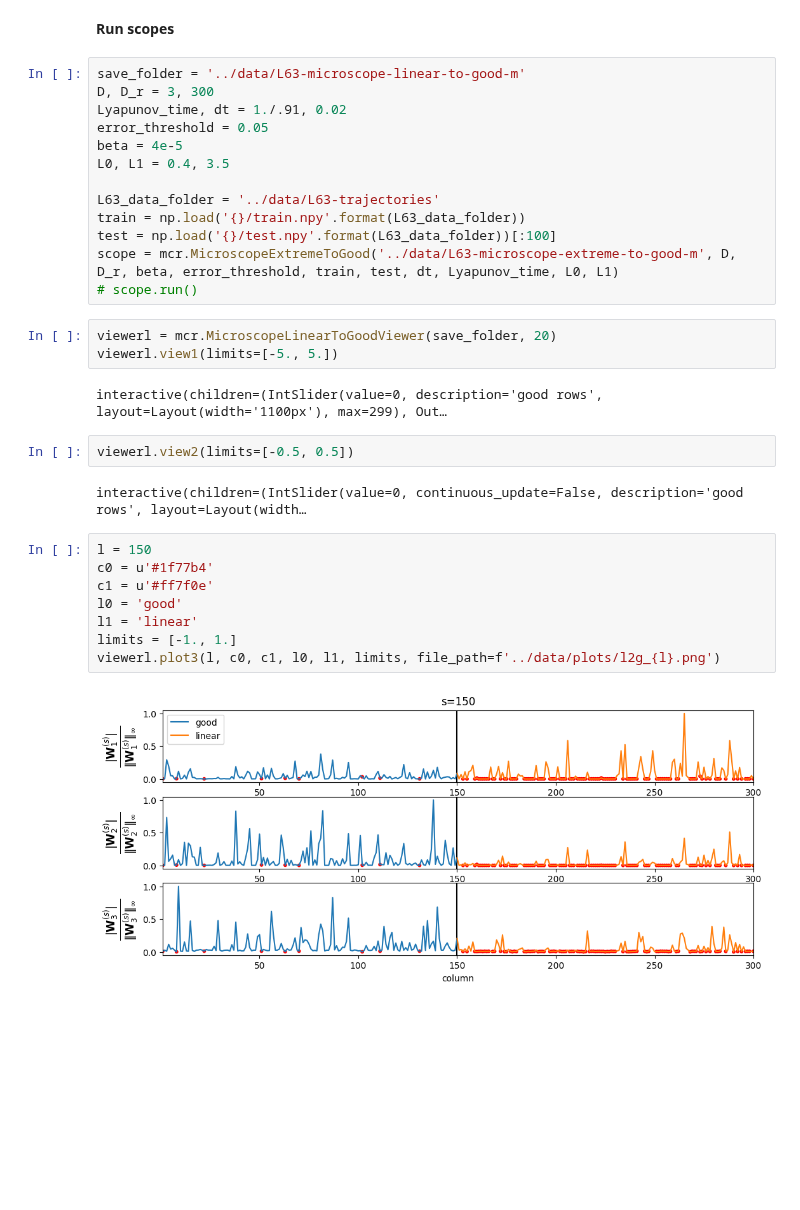
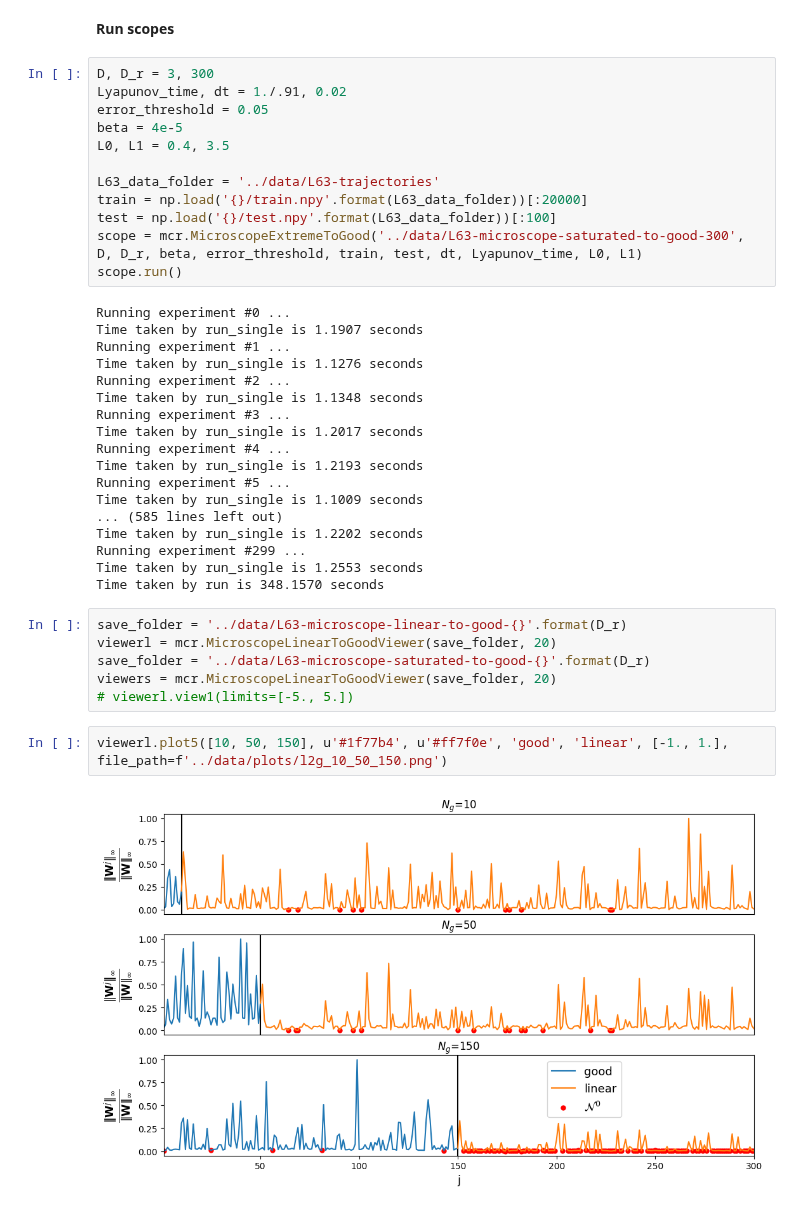
Before and after one commit to pinakm9/random-feature-map, a Jupyter notebook: notebooks/microscopy.ipynb, the cells around one changed output. Cells and saved outputs as stored; diff of their text form; blank space fills up the shorter version.

Commit message:
plots

```diff
--- a/notebooks/microscopy.ipynb
+++ b/notebooks/microscopy.ipynb
@@ -18,7 +18,6 @@ import ignore as ig
 # %% [markdown]
 **Run scopes**
 # %%
-save_folder = '../data/L63-microscope-linear-to-good-m'
 D, D_r = 3, 300
 Lyapunov_time, dt = 1./.91, 0.02
 error_threshold = 0.05
@@ -26,26 +25,35 @@ beta = 4e-5
 L0, L1 = 0.4, 3.5
 
 L63_data_folder = '../data/L63-trajectories'
-train = np.load('{}/train.npy'.format(L63_data_folder))
+train = np.load('{}/train.npy'.format(L63_data_folder))[:20000]
 test = np.load('{}/test.npy'.format(L63_data_folder))[:100]
-scope = mcr.MicroscopeExtremeToGood('../data/L63-microscope-extreme-to-good-m', D, D_r, beta, error_threshold, train, test, dt, Lyapunov_time, L0, L1)
-# scope.run()
+scope = mcr.MicroscopeExtremeToGood('../data/L63-microscope-saturated-to-good-300', D, D_r, beta, error_threshold, train, test, dt, Lyapunov_time, L0, L1)
+scope.run()
+# %% [output]
+Running experiment #0 ...
+Time taken by run_single is 1.1907 seconds
+Running experiment #1 ...
+Time taken by run_single is 1.1276 seconds
+Running experiment #2 ...
+Time taken by run_single is 1.1348 seconds
+Running experiment #3 ...
+Time taken by run_single is 1.2017 seconds
+Running experiment #4 ...
+Time taken by run_single is 1.2193 seconds
+Running experiment #5 ...
+Time taken by run_single is 1.1009 seconds
+... (585 lines left out)
+Time taken by run_single is 1.2202 seconds
+Running experiment #299 ...
+Time taken by run_single is 1.2553 seconds
+Time taken by run is 348.1570 seconds
 # %%
+save_folder = '../data/L63-microscope-linear-to-good-{}'.format(D_r)
 viewerl = mcr.MicroscopeLinearToGoodViewer(save_folder, 20)
-viewerl.view1(limits=[-5., 5.])
+save_folder = '../data/L63-microscope-saturated-to-good-{}'.format(D_r)
+viewers = mcr.MicroscopeLinearToGoodViewer(save_folder, 20)
+# viewerl.view1(limits=[-5., 5.])
-# %% [output]
-interactive(children=(IntSlider(value=0, description='good rows', layout=Layout(width='1100px'), max=299), Out…
-# %%
-viewerl.view2(limits=[-0.5, 0.5])
-# %% [output]
-interactive(children=(IntSlider(value=0, continuous_update=False, description='good rows', layout=Layout(width…
 # %%
-l = 150
-c0 = u'#1f77b4'
-c1 = u'#ff7f0e'
-l0 = 'good'
-l1 = 'linear'
-limits = [-1., 1.]
-viewerl.plot3(l, c0, c1, l0, l1, limits, file_path=f'../data/plots/l2g_{l}.png')
+viewerl.plot5([10, 50, 150], u'#1f77b4', u'#ff7f0e', 'good', 'linear', [-1., 1.], file_path=f'../data/plots/l2g_10_50_150.png')
 # %% [output]
-[figure, old version]
+[figure, new version]
```
Also changed, not shown: parts of 8 cells of this notebook, 8 other files.
